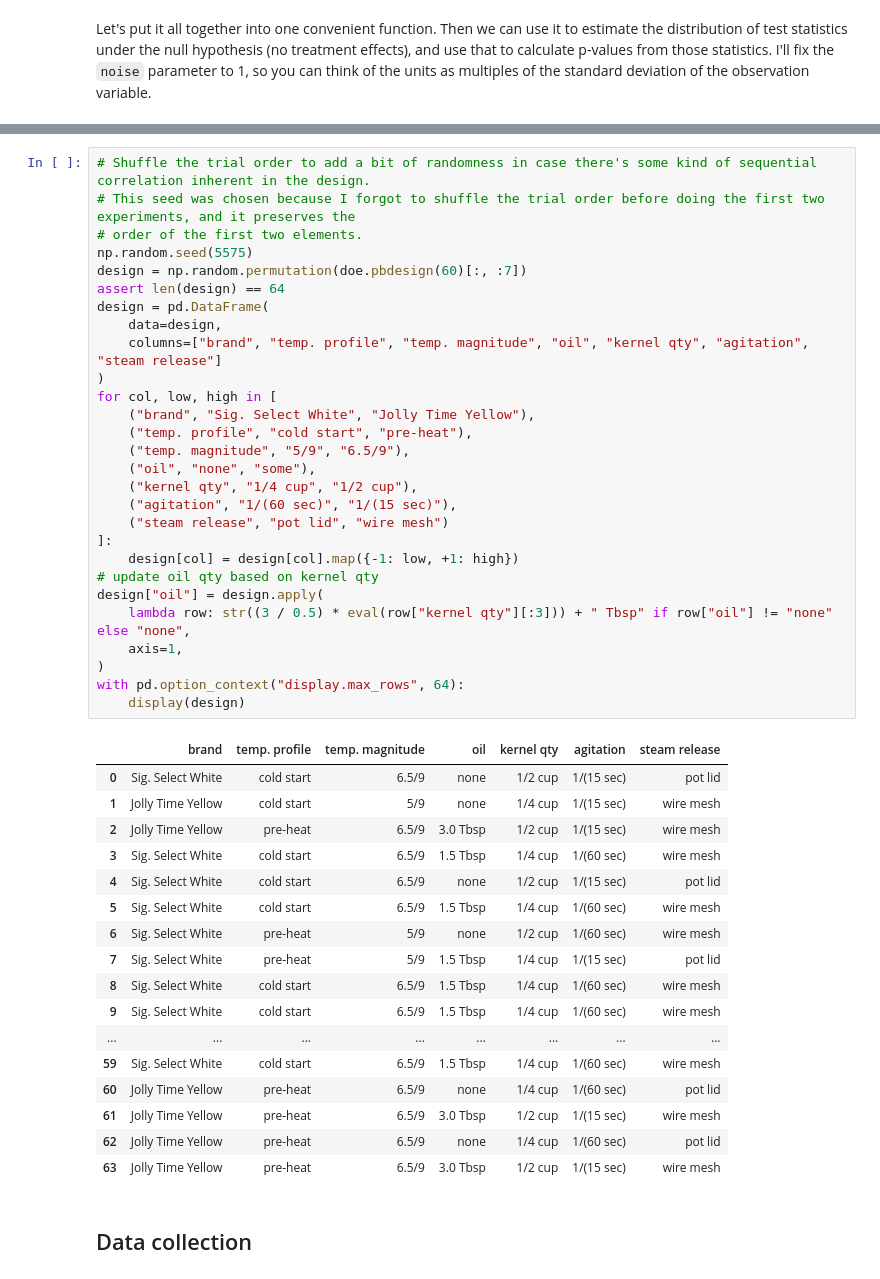
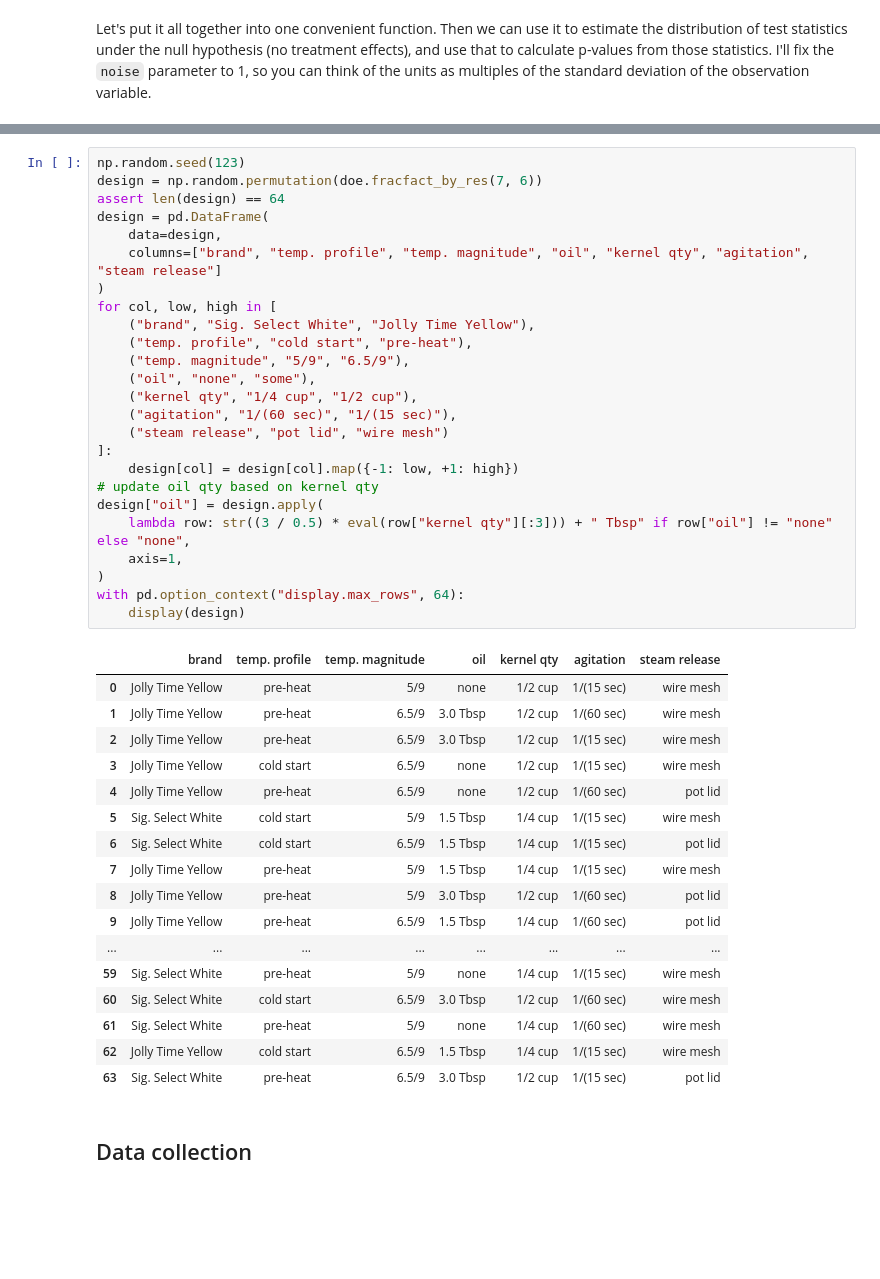
Before and after one commit to ecotner/popcorn-experiments, a Jupyter notebook: experiments/exp001/exp001.ipynb, the cells around one changed output, grey strips where cells are left out. Saved outputs shown, nothing was run; the diff lists cells and outputs as text; blank space fills up the shorter version.

```diff
--- a/experiments/exp001/exp001.ipynb
+++ b/experiments/exp001/exp001.ipynb
@@ -389,51 +369,48 @@ It seems that of all the designs I tried, the Plackett-Burman with 64 samples is
 64 samples is still a lot, and I imagine it will take me a couple months to collect all this data, but I think it's doable.
 So let's see what kind of experiment design that entails:
 # %%
-# Shuffle the trial order to add a bit of randomness in case there's some kind of sequential correlation inherent in the design.
-# This seed was chosen because I forgot to shuffle the trial order before doing the first two experiments, and it preserves the
-# order of the first two elements.
-np.random.seed(5575)
-design = np.random.permutation(doe.pbdesign(60)[:, :7])
+np.random.seed(123)
+design = np.random.permutation(doe.fracfact_by_res(7, 6))
 assert len(design) == 64
 design = pd.DataFrame(
     data=design,
     columns=["brand", "temp. profile", "temp. magnitude", "oil", "kernel qty", "agitation", "steam release"]
 )
 for col, low, high in [
     ("brand", "Sig. Select White", "Jolly Time Yellow"),
     ("temp. profile", "cold start", "pre-heat"),
     ("temp. magnitude", "5/9", "6.5/9"),
     ("oil", "none", "some"),
     ("kernel qty", "1/4 cup", "1/2 cup"),
     ("agitation", "1/(60 sec)", "1/(15 sec)"),
     ("steam release", "pot lid", "wire mesh")
 ]:
     design[col] = design[col].map({-1: low, +1: high})
 # update oil qty based on kernel qty
 design["oil"] = design.apply(
     lambda row: str((3 / 0.5) * eval(row["kernel qty"][:3])) + " Tbsp" if row["oil"] != "none" else "none",
     axis=1,
 )
 with pd.option_context("display.max_rows", 64):
     display(design)
 # %% [output]
 |  | brand | temp. profile | temp. magnitude | oil | kernel qty | agitation | steam release |
-| 0 | Sig. Select White | cold start | 6.5/9 | none | 1/2 cup | 1/(15 sec) | pot lid |
-| 1 | Jolly Time Yellow | cold start | 5/9 | none | 1/4 cup | 1/(15 sec) | wire mesh |
+| 0 | Jolly Time Yellow | pre-heat | 5/9 | none | 1/2 cup | 1/(15 sec) | wire mesh |
+| 1 | Jolly Time Yellow | pre-heat | 6.5/9 | 3.0 Tbsp | 1/2 cup | 1/(60 sec) | wire mesh |
 | 2 | Jolly Time Yellow | pre-heat | 6.5/9 | 3.0 Tbsp | 1/2 cup | 1/(15 sec) | wire mesh |
-| 3 | Sig. Select White | cold start | 6.5/9 | 1.5 Tbsp | 1/4 cup | 1/(60 sec) | wire mesh |
-| 4 | Sig. Select White | cold start | 6.5/9 | none | 1/2 cup | 1/(15 sec) | pot lid |
-| 5 | Sig. Select White | cold start | 6.5/9 | 1.5 Tbsp | 1/4 cup | 1/(60 sec) | wire mesh |
-| 6 | Sig. Select White | pre-heat | 5/9 | none | 1/2 cup | 1/(60 sec) | wire mesh |
-| 7 | Sig. Select White | pre-heat | 5/9 | 1.5 Tbsp | 1/4 cup | 1/(15 sec) | pot lid |
-| 8 | Sig. Select White | cold start | 6.5/9 | 1.5 Tbsp | 1/4 cup | 1/(60 sec) | wire mesh |
-| 9 | Sig. Select White | cold start | 6.5/9 | 1.5 Tbsp | 1/4 cup | 1/(60 sec) | wire mesh |
+| 3 | Jolly Time Yellow | cold start | 6.5/9 | none | 1/2 cup | 1/(15 sec) | wire mesh |
+| 4 | Jolly Time Yellow | pre-heat | 6.5/9 | none | 1/2 cup | 1/(60 sec) | pot lid |
+| 5 | Sig. Select White | cold start | 5/9 | 1.5 Tbsp | 1/4 cup | 1/(15 sec) | wire mesh |
+| 6 | Sig. Select White | cold start | 6.5/9 | 1.5 Tbsp | 1/4 cup | 1/(15 sec) | pot lid |
+| 7 | Jolly Time Yellow | pre-heat | 5/9 | 1.5 Tbsp | 1/4 cup | 1/(15 sec) | wire mesh |
+| 8 | Jolly Time Yellow | pre-heat | 5/9 | 3.0 Tbsp | 1/2 cup | 1/(60 sec) | pot lid |
+| 9 | Jolly Time Yellow | pre-heat | 6.5/9 | 1.5 Tbsp | 1/4 cup | 1/(60 sec) | pot lid |
 | ... | ... | ... | ... | ... | ... | ... | ... |
-| 59 | Sig. Select White | cold start | 6.5/9 | 1.5 Tbsp | 1/4 cup | 1/(60 sec) | wire mesh |
-| 60 | Jolly Time Yellow | pre-heat | 6.5/9 | none | 1/4 cup | 1/(60 sec) | pot lid |
-| 61 | Jolly Time Yellow | pre-heat | 6.5/9 | 3.0 Tbsp | 1/2 cup | 1/(15 sec) | wire mesh |
-| 62 | Jolly Time Yellow | pre-heat | 6.5/9 | none | 1/4 cup | 1/(60 sec) | pot lid |
-| 63 | Jolly Time Yellow | pre-heat | 6.5/9 | 3.0 Tbsp | 1/2 cup | 1/(15 sec) | wire mesh |
+| 59 | Sig. Select White | pre-heat | 5/9 | none | 1/4 cup | 1/(15 sec) | wire mesh |
+| 60 | Sig. Select White | cold start | 6.5/9 | 3.0 Tbsp | 1/2 cup | 1/(60 sec) | wire mesh |
+| 61 | Sig. Select White | pre-heat | 5/9 | none | 1/4 cup | 1/(60 sec) | wire mesh |
+| 62 | Jolly Time Yellow | cold start | 6.5/9 | 1.5 Tbsp | 1/4 cup | 1/(15 sec) | wire mesh |
+| 63 | Sig. Select White | pre-heat | 6.5/9 | 3.0 Tbsp | 1/2 cup | 1/(15 sec) | pot lid |
 # %% [markdown]
 ## Data collection
 # %% [markdown]
```
Also changed, not shown: parts of 10 cells of this notebook, 1 other file.
